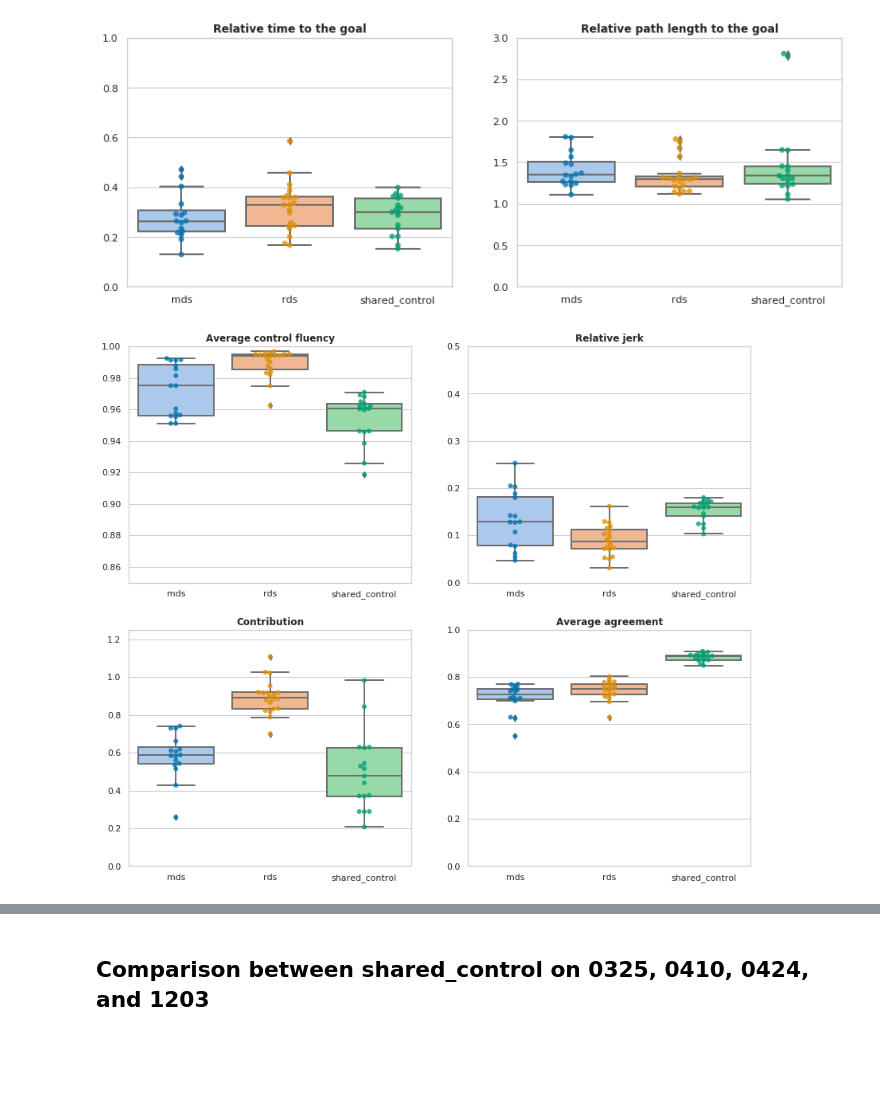
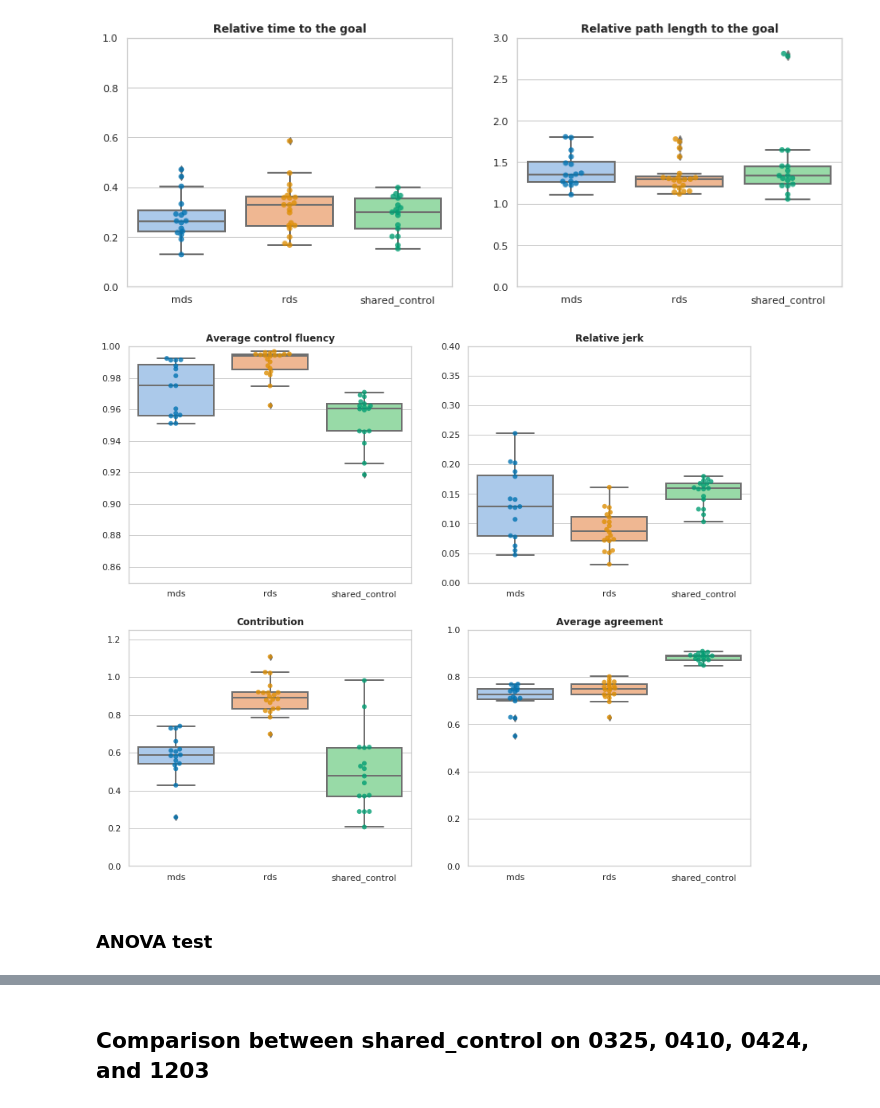
Before and after one commit to epfl-lasa/crowdbot-evaluation-tools, a Jupyter notebook: notebooks/comprehensive_eval_ver2-stats.ipynb, the cells around one changed output, grey strips where cells are left out. Drawn from its saved outputs; the diff is of its cells as text; code cells hidden in the pictures; blank space fills up the shorter version.

```diff
--- a/notebooks/comprehensive_eval_ver2-stats.ipynb
+++ b/notebooks/comprehensive_eval_ver2-stats.ipynb
@@ -2262,7 +2264,7 @@ categorical_plot(
     title='Relative jerk',
     xlabel='',
     ylabel='',
-    ylim=[0.0, 0.5],
+    ylim=[0, 0.4],
     # lgd_labels=['April 10, 2021', 'April 24, 2021'],
     # group='date',
     loc='upper right',
@@ -2275,33 +2277,35 @@ categorical_plot(
     metric='contribution',
     catogory='control_type',
     title='Contribution',
     xlabel='',
     ylabel='',
     ylim=[0.0, 1.25],
     # lgd_labels=['April 10, 2021', 'April 24, 2021'],
     # group='date',
     loc='upper right',
     kind='box',
 )
 
 categorical_plot(
     axes=control_axes[1,1],
     df=control_metrics_df,
     metric='avg_agreement',
     catogory='control_type',
     title='Average agreement',
     xlabel='',
     ylabel='',
     ylim=[0.0, 1.0],
     # lgd_labels=['April 10, 2021', 'April 24, 2021'],
     # group='date',
     kind='box',
 )
 
 plt.savefig("./pdf/comp_control_nogroup.pdf", dpi=300)
 
 plt.show()
 # %% [output]
-[figure, old version]
+[figure, new version]
 # %%
 plt.close()
+# %% [markdown]
+### ANOVA test
```
Also changed, not shown: parts of 58 cells of this notebook, 26 other files.
